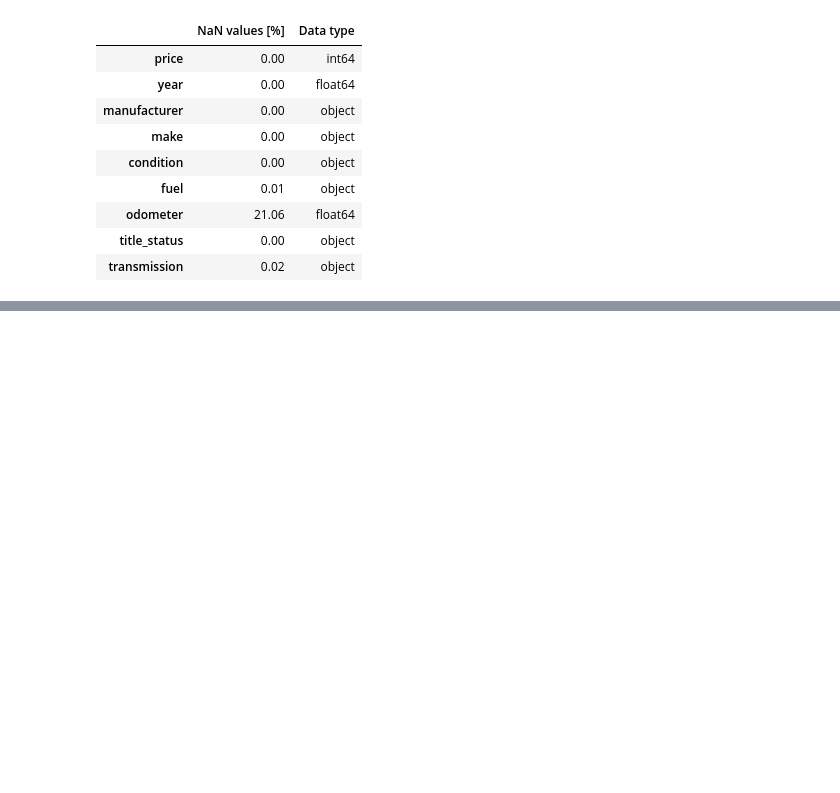
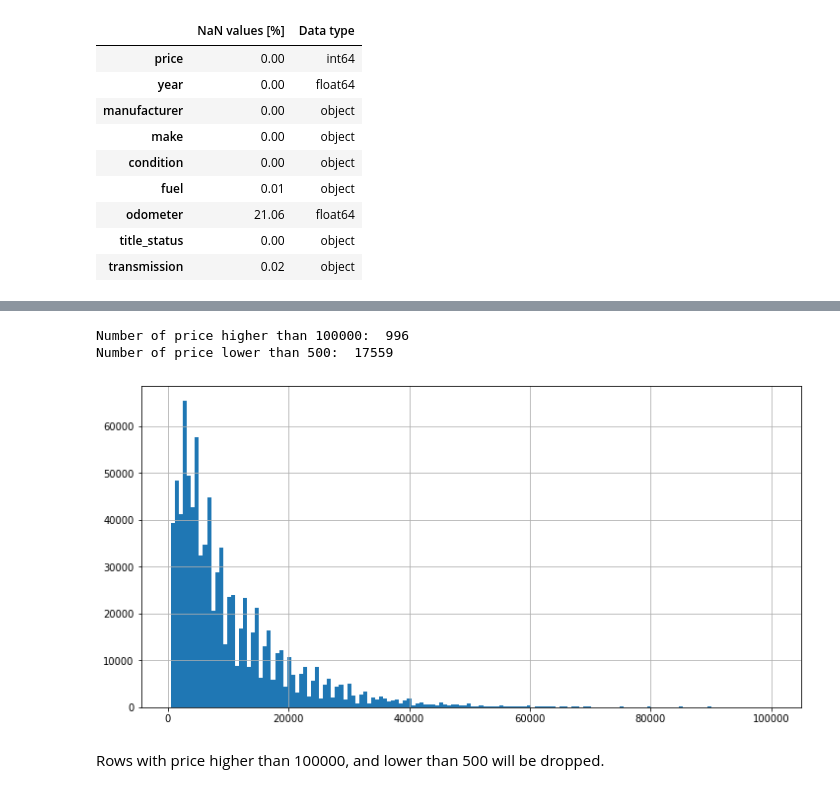
Before and after one commit to Michal-Pocztowski/Car-price-predictor, a Jupyter notebook: Cars.ipynb, the cells around one changed output, grey strips where cells are left out. Drawn from its saved outputs; the diff is of its cells as text; code cells hidden in the pictures; blank space fills up the shorter version.

```diff
--- a/Cars.ipynb
+++ b/Cars.ipynb
@@ -546,0 +586,11 @@ pd.DataFrame({'NaN values [%]' : round(cars_nan_values_percent, 2), 'Data type':
+# %%
+cars['price'][(cars['price'] < 100001) & (cars['price'] > 499)].hist(bins=150, figsize=(12, 6))
+
+print('Number of price higher than 100000: ', len(cars['price'][cars['price'] > 100000]))
+print('Number of price lower than 500: ', len(cars['price'][cars['price'] < 500]))
+# %% [output]
+Number of price higher than 100000:  996
+Number of price lower than 500:  17559
+[figure, added]
+# %% [markdown]
+Rows with price higher than 100000, and lower than 500 will be dropped.
```
Also changed, not shown: parts of 22 cells of this notebook.
